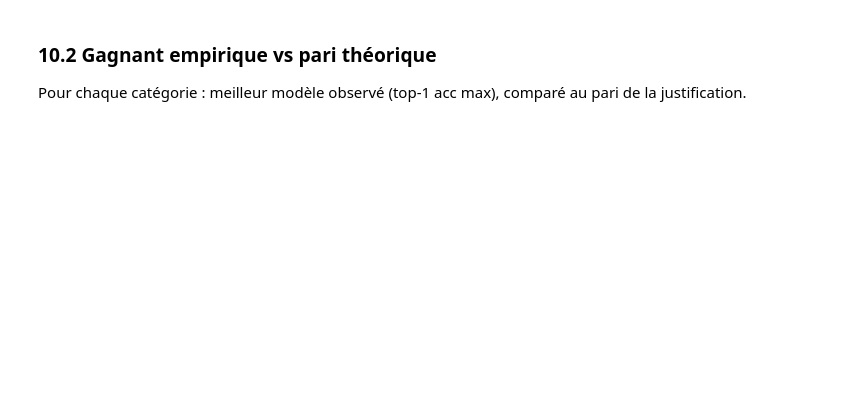
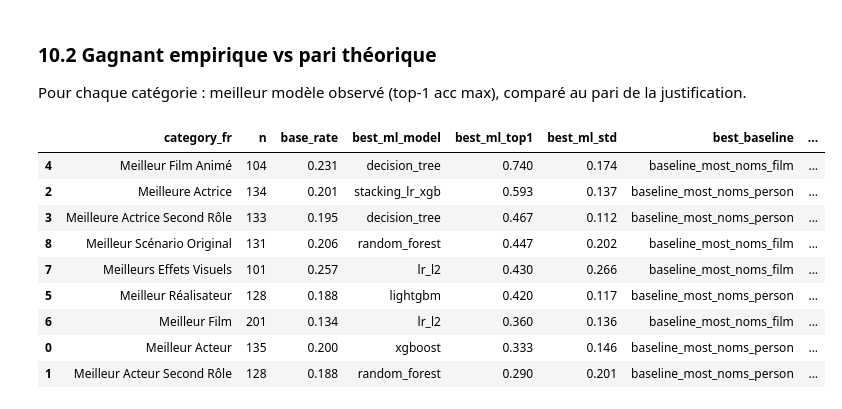
Before and after one commit to jbouniol/albert-ml-oscar-predictions, a Jupyter notebook: Notebooks/Model_experimentation.ipynb, the cells around one changed output. Cells and saved outputs as stored; diff of their text form; code cells hidden in the pictures; blank space fills up the shorter version.

```diff
--- a/Notebooks/Model_experimentation.ipynb
+++ b/Notebooks/Model_experimentation.ipynb
@@ -678,22 +870,54 @@ pivot
 
 Pour chaque catégorie : meilleur modèle observé (top-1 acc max), comparé au pari de la justification.
 # %%
-best_per_cat = (results_df
-                .sort_values('top1_acc', ascending=False)
-                .groupby('category', as_index=False)
-                .first())
-best_per_cat['theoretical_pick'] = best_per_cat['category'].map(THEORETICAL_PICK)
-best_per_cat['theoretical_top1'] = best_per_cat.apply(
-    lambda r: results_df[(results_df.category == r['category']) &
-                          (results_df.model == r['theoretical_pick'])]['top1_acc'].iloc[0]
-    if len(results_df[(results_df.category == r['category']) &
-                       (results_df.model == r['theoretical_pick'])]) else float('nan'),
+# Pour chaque catégorie : meilleur modèle ML (hors baseline) + comparaison vs théorie + vs meilleure baseline
+ml_only = results_df[~results_df['is_baseline']].copy()
+base_only = results_df[results_df['is_baseline']].copy()
+
+best_ml = (ml_only
+           .sort_values('top1_acc', ascending=False)
+           .groupby('category', as_index=False)
+           .first()
+           .rename(columns={'model': 'best_ml_model',
+                             'top1_acc': 'best_ml_top1',
+                             'top1_std': 'best_ml_std'}))
+
+best_base = (base_only
+             .sort_values('top1_acc', ascending=False)
+             .groupby('category', as_index=False)
+             .first()
+             [['category', 'model', 'top1_acc']]
+             .rename(columns={'model': 'best_baseline', 'top1_acc': 'best_baseline_top1'}))
+
+synth = best_ml.merge(best_base, on='category', how='left')
+synth['theoretical_pick'] = synth['category'].map(THEORETICAL_PICK)
+synth['theoretical_top1'] = synth.apply(
+    lambda r: ml_only.loc[(ml_only.category == r['category']) &
+                           (ml_only.model == r['theoretical_pick']),
+                           'top1_acc'].iloc[0]
+    if ((ml_only.category == r['category']) & (ml_only.model == r['theoretical_pick'])).any()
+    else float('nan'),
     axis=1,
 )
-best_per_cat['theory_match'] = best_per_cat['model'] == best_per_cat['theoretical_pick']
-best_per_cat['gap_vs_theory'] = (best_per_cat['top1_acc'] - best_per_cat['theoretical_top1']).round(3)
+synth['theory_match'] = synth['best_ml_model'] == synth['theoretical_pick']
+synth['gap_vs_theory']    = (synth['best_ml_top1'] - synth['theoretical_top1']).round(3)
+synth['lift_vs_baseline'] = (synth['best_ml_top1'] - synth['best_baseline_top1']).round(3)
+synth['lift_vs_base_rate'] = (synth['best_ml_top1'] - synth['base_rate']).round(3)
 
-cols = ['category_fr', 'n', 'base_rate', 'model', 'top1_acc',
+cols = ['category_fr', 'n', 'base_rate',
+        'best_ml_model', 'best_ml_top1', 'best_ml_std',
+        'best_baseline', 'best_baseline_top1', 'lift_vs_baseline',
         'theoretical_pick', 'theoretical_top1', 'theory_match', 'gap_vs_theory']
-best_per_cat[cols].sort_values('top1_acc', ascending=False).round(3)
+synth[cols].sort_values('best_ml_top1', ascending=False).round(3)
+# %% [output]
+|  | category_fr | n | base_rate | best_ml_model | best_ml_top1 | best_ml_std | best_baseline | ... |
+| 4 | Meilleur Film Animé | 104 | 0.231 | decision_tree | 0.740 | 0.174 | baseline_most_noms_film | ... |
+| 2 | Meilleure Actrice | 134 | 0.201 | stacking_lr_xgb | 0.593 | 0.137 | baseline_most_noms_person | ... |
+| 3 | Meilleure Actrice Second Rôle | 133 | 0.195 | decision_tree | 0.467 | 0.112 | baseline_most_noms_person | ... |
+| 8 | Meilleur Scénario Original | 131 | 0.206 | random_forest | 0.447 | 0.202 | baseline_most_noms_film | ... |
+| 7 | Meilleurs Effets Visuels | 101 | 0.257 | lr_l2 | 0.430 | 0.266 | baseline_most_noms_film | ... |
+| 5 | Meilleur Réalisateur | 128 | 0.188 | lightgbm | 0.420 | 0.117 | baseline_most_noms_person | ... |
+| 6 | Meilleur Film | 201 | 0.134 | lr_l2 | 0.360 | 0.136 | baseline_most_noms_film | ... |
+| 0 | Meilleur Acteur | 135 | 0.200 | xgboost | 0.333 | 0.146 | baseline_most_noms_person | ... |
+| 1 | Meilleur Acteur Second Rôle | 128 | 0.188 | random_forest | 0.290 | 0.201 | baseline_most_noms_person | ... |
 # %% [markdown]
```
Also changed, not shown: parts of 18 cells of this notebook.
